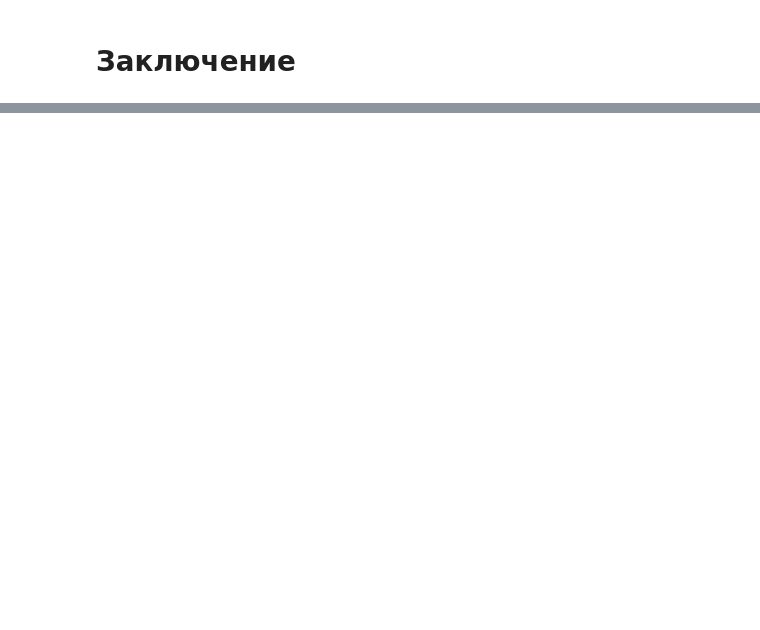
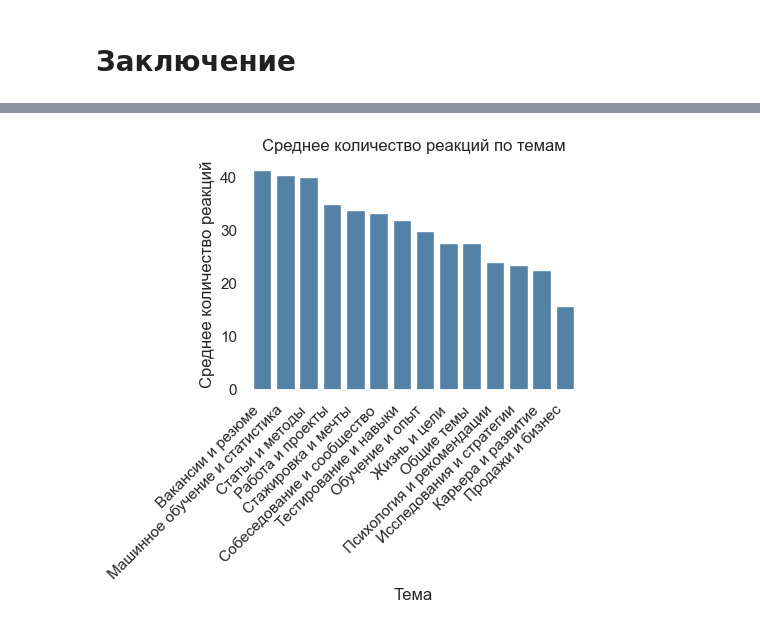
Before and after one commit to FreazerKRD/hackathon-recruiters, a Jupyter notebook: topic_modeling_new.ipynb, the cells around one changed output, grey strips where cells are left out. Cells and saved outputs as stored; diff of their text form; code cells hidden in the pictures; blank space fills up the shorter version.

```diff
--- a/topic_modeling_new.ipynb
+++ b/topic_modeling_new.ipynb
@@ -778,0 +943,4 @@ result_df_topics
+# %%
+means_df = pd.read_csv('csv\\reactions_mean.csv', sep=';').sort_values('sum', ascending=False)
+means_df.rename(columns={'0': 'topic'}, inplace=True)
+means_df
@@ -778,0 +981,18 @@ result_df_topics
+# %%
+sns.set_style("darkgrid")
+
+plt.figure(figsize=(5, 5), facecolor='none')
+sns.set(rc={'axes.facecolor':'none', 'figure.facecolor':'none'})
+
+sns.barplot(data=means_df, x='topic', y='sum', color='steelblue')
+plt.xticks(rotation=45, ha='right')
+plt.xlabel('Тема')
+plt.ylabel('Среднее количество реакций')
+plt.title('Среднее количество реакций по темам')
+text_color = 'white'
+line_color = 'white'
+plt.tight_layout()
+plt.savefig('means_barplot.png', transparent=True)
+plt.show();
+# %% [output]
+[figure, added]
```
Also changed, not shown: parts of 30 cells of this notebook, 4 other files.
